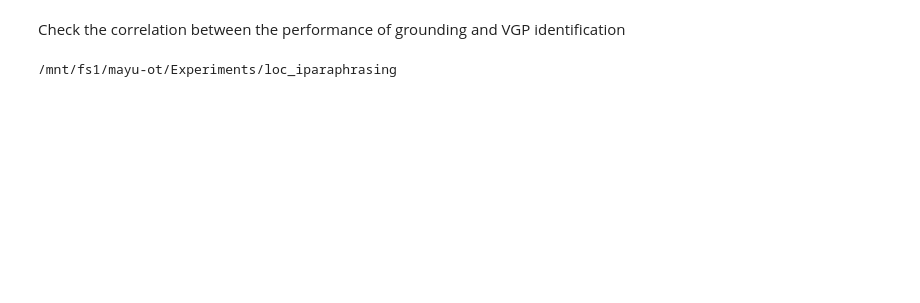
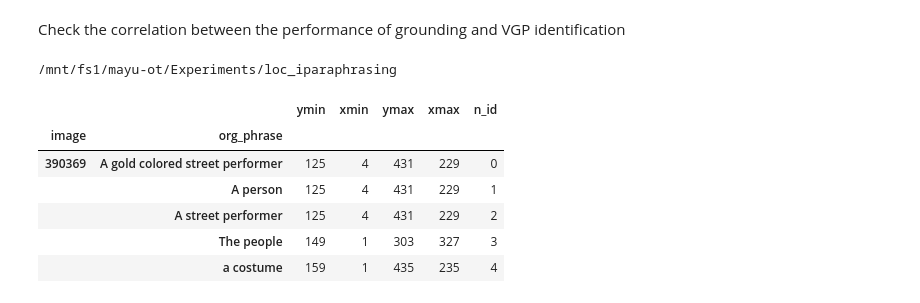
Before and after one commit to mayu-ot/visually-grounded-paraphrases, a Jupyter notebook: notebook/detailed evaluation based on iou.ipynb, the cells around one changed output. Saved outputs shown, nothing was run; the diff lists cells and outputs as text; code cells hidden in the pictures; blank space fills up the shorter version.

```diff
--- a/notebook/detailed evaluation based on iou.ipynb
+++ b/notebook/detailed evaluation based on iou.ipynb
@@ -26,5 +25,15 @@ gtbbox_df = gt_bbox_data.df
 # %%
 df = pd.read_csv('data/phrase_pair_test.csv', index_col=0)
+# %%
+gtbbox_df.head()
+# %% [output]
+|  |  | ymin | xmin | ymax | xmax | n_id |
+| image | org_phrase |  |  |  |  |  |
+| 390369 | A gold colored street performer | 125 | 4 | 431 | 229 | 0 |
+|  | A person | 125 | 4 | 431 | 229 | 1 |
+|  | A street performer | 125 | 4 | 431 | 229 | 2 |
+|  | The people | 149 | 1 | 303 | 327 | 3 |
+|  | a costume | 159 | 1 | 435 | 235 | 4 |
 # %%
 from IPython.html.widgets import IntProgress
 from IPython.display import display
```
Also changed, not shown: parts of 13 cells of this notebook, 11 other files.
